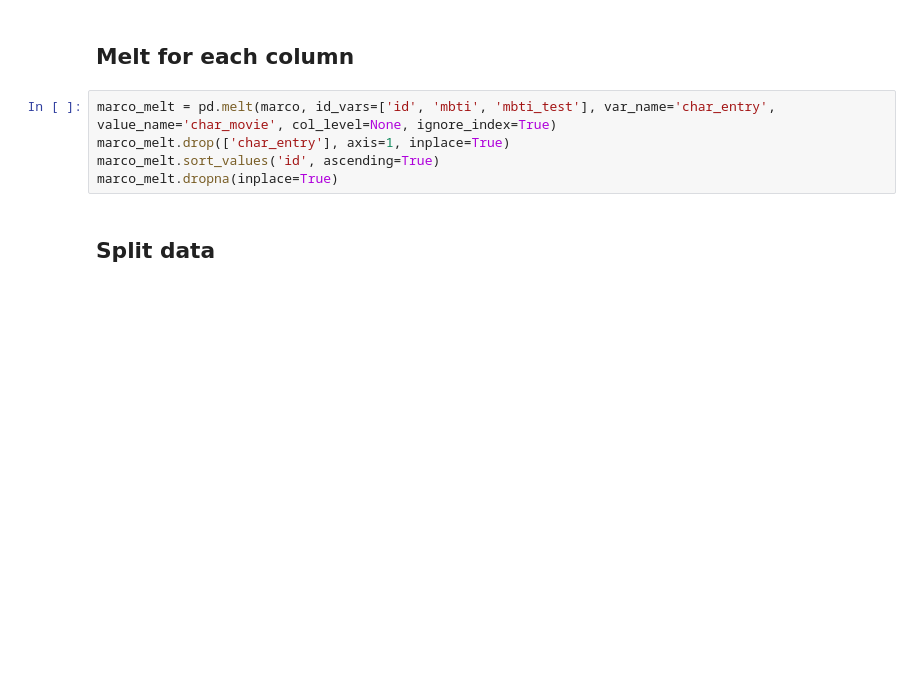
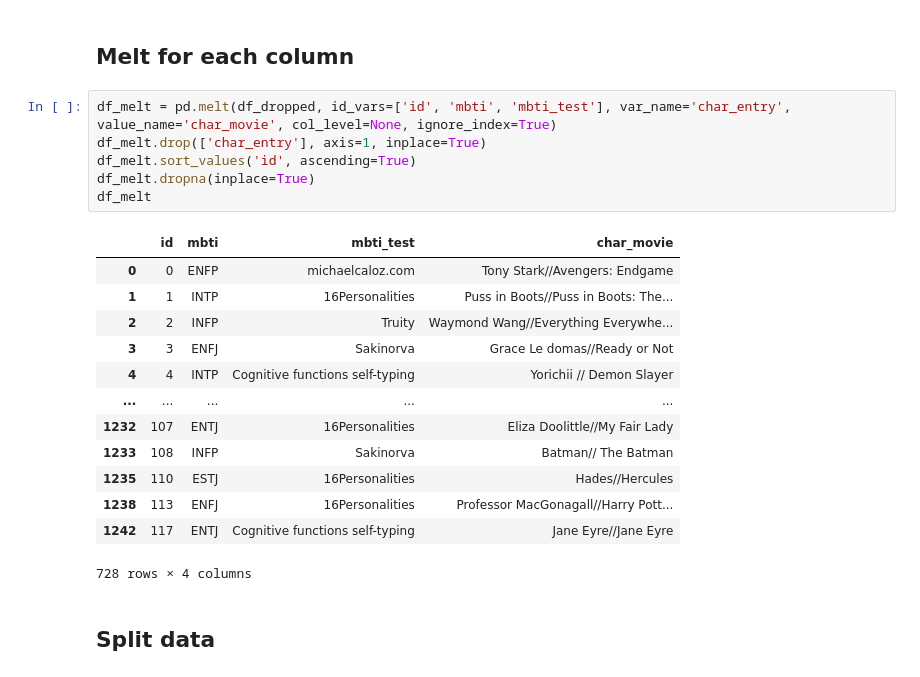
Before and after one commit to mlcuadra1/MBTI-movies-EDA, a Jupyter notebook: notebooks/Script 1 - participants-cleaning.ipynb, the cells around one changed output. Cells and saved outputs as stored; diff of their text form; blank space fills up the shorter version.

```diff
--- a/notebooks/Script 1 - participants-cleaning.ipynb
+++ b/notebooks/Script 1 - participants-cleaning.ipynb
@@ -73,10 +76,25 @@ marco.head()
 # %% [markdown]
 ## Melt for each column
 # %%
-marco_melt = pd.melt(marco, id_vars=['id', 'mbti', 'mbti_test'], var_name='char_entry', value_name='char_movie', col_level=None, ignore_index=True)
-marco_melt.drop(['char_entry'], axis=1, inplace=True)
-marco_melt.sort_values('id', ascending=True)
-marco_melt.dropna(inplace=True)
+df_melt = pd.melt(df_dropped, id_vars=['id', 'mbti', 'mbti_test'], var_name='char_entry', value_name='char_movie', col_level=None, ignore_index=True)
+df_melt.drop(['char_entry'], axis=1, inplace=True)
+df_melt.sort_values('id', ascending=True)
+df_melt.dropna(inplace=True)
+df_melt
+# %% [output]
+|  | id | mbti | mbti_test | char_movie |
+| 0 | 0 | ENFP | michaelcaloz.com | Tony Stark//Avengers: Endgame |
+| 1 | 1 | INTP | 16Personalities | Puss in Boots//Puss in Boots: The... |
+| 2 | 2 | INFP | Truity | Waymond Wang//Everything Everywhe... |
+| 3 | 3 | ENFJ | Sakinorva | Grace Le domas//Ready or Not |
+| 4 | 4 | INTP | Cognitive functions self-typing | Yorichii // Demon Slayer |
+| ... | ... | ... | ... | ... |
+| 1232 | 107 | ENTJ | 16Personalities | Eliza Doolittle//My Fair Lady |
+| 1233 | 108 | INFP | Sakinorva | Batman// The Batman |
+| 1235 | 110 | ESTJ | 16Personalities | Hades//Hercules |
+| 1238 | 113 | ENFJ | 16Personalities | Professor MacGonagall//Harry Pott... |
+| 1242 | 117 | ENTJ | Cognitive functions self-typing | Jane Eyre//Jane Eyre |
+728 rows × 4 columns
 # %% [markdown]
 ## Split data
 # %%
```
Also changed, not shown: parts of 17 cells of this notebook, 1 other file.
